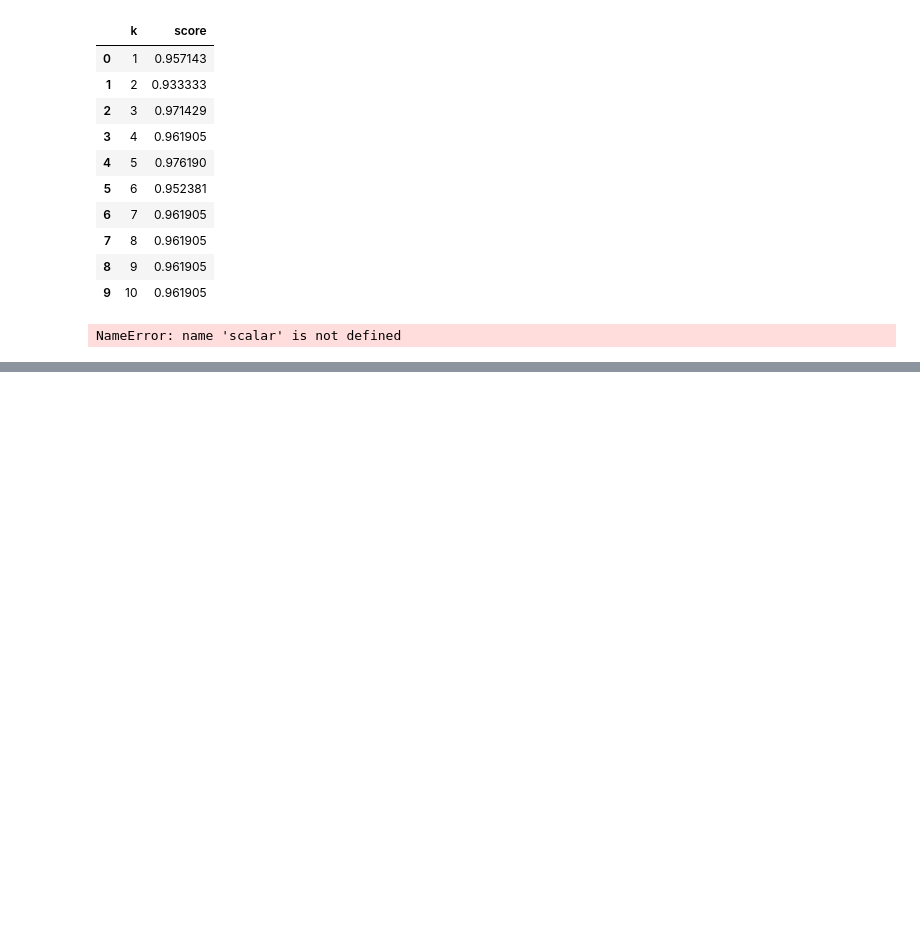
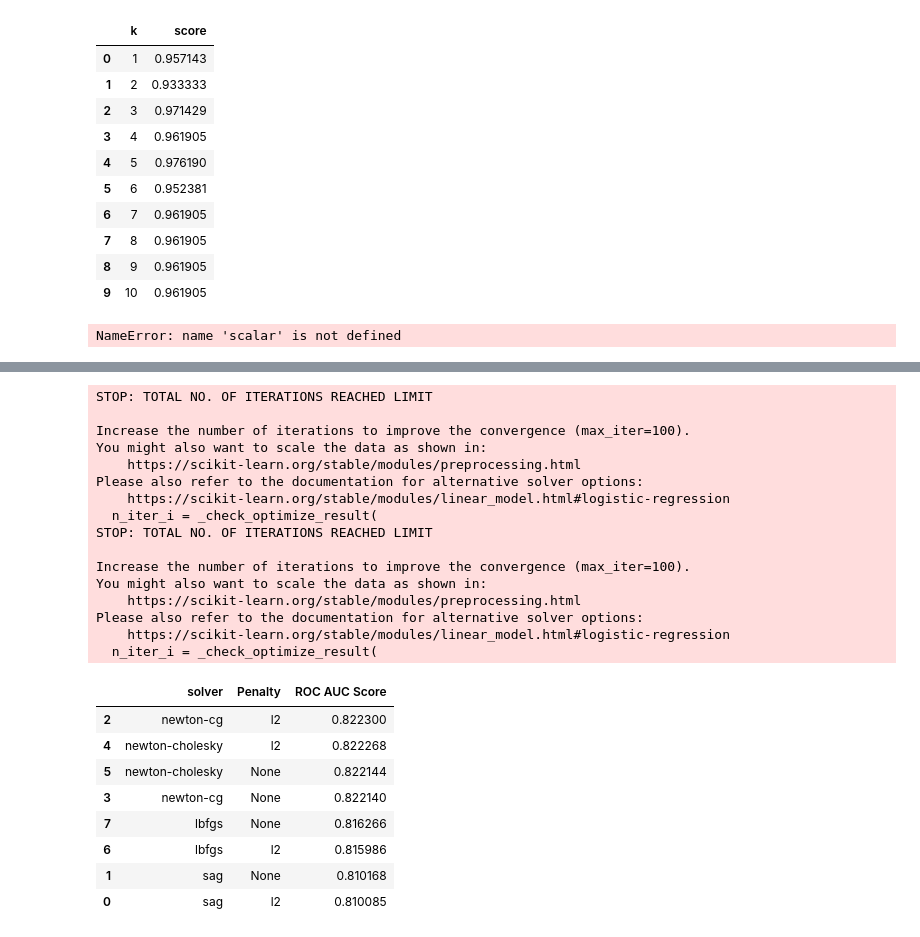
Before and after one commit to SatyamShivamCDAC/satyam_machine_learning-, a Jupyter notebook: day2/Untitled.ipynb, the cells around one changed output, grey strips where cells are left out. Drawn from its saved outputs; the diff is of its cells as text; code cells hidden in the pictures; blank space fills up the shorter version.

```diff
--- a/day2/Untitled.ipynb
+++ b/day2/Untitled.ipynb
@@ -229,0 +260,47 @@ NameError: name 'scalar' is not defined
+# %%
+solvers = ['sag', 'newton-cg','newton-cholesky','lbfgs']
+penalties = ['l2',None]
+
+hr = pd.read_csv('../Cases/HRAnalytics/HR_comma_sep.csv')
+hr_dummy = pd.get_dummies(hr,drop_first=True) #converting categorical data into numerical data
+
+X = hr_dummy.drop('left',axis=1)
+y = hr_dummy['left']
+
+X_train,X_test,y_train,y_test = train_test_split(X,y,test_size=0.3,random_state=25,stratify=y)
+
+score = []
+for s in solvers:
+    for p in penalties:
+        lr = LogisticRegression(solver=s,penalty=p)
+        lr.fit(X_train,y_train)
+        y_pred = lr.predict_proba(X_test)[:,1]
+        score.append([s,p,roc_auc_score(y_test,y_pred)])
+df = pd.DataFrame(score,columns=['solver','Penalty','ROC AUC Score'])
+df.sort_values('ROC AUC Score',ascending=False)
+# %% [output]
+STOP: TOTAL NO. OF ITERATIONS REACHED LIMIT
+
+Increase the number of iterations to improve the convergence (max_iter=100).
+You might also want to scale the data as shown in:
+    https://scikit-learn.org/stable/modules/preprocessing.html
+Please also refer to the documentation for alternative solver options:
+    https://scikit-learn.org/stable/modules/linear_model.html#logistic-regression
+  n_iter_i = _check_optimize_result(
+STOP: TOTAL NO. OF ITERATIONS REACHED LIMIT
+
+Increase the number of iterations to improve the convergence (max_iter=100).
+You might also want to scale the data as shown in:
+    https://scikit-learn.org/stable/modules/preprocessing.html
+Please also refer to the documentation for alternative solver options:
+    https://scikit-learn.org/stable/modules/linear_model.html#logistic-regression
+  n_iter_i = _check_optimize_result(
+|  | solver | Penalty | ROC AUC Score |
+| 2 | newton-cg | l2 | 0.822300 |
+| 4 | newton-cholesky | l2 | 0.822268 |
+| 5 | newton-cholesky | None | 0.822144 |
+| 3 | newton-cg | None | 0.822140 |
+| 7 | lbfgs | None | 0.816266 |
+| 6 | lbfgs | l2 | 0.815986 |
+| 1 | sag | None | 0.810168 |
+| 0 | sag | l2 | 0.810085 |
```
Also changed, not shown: parts of 2 cells of this notebook, 4 other files.
